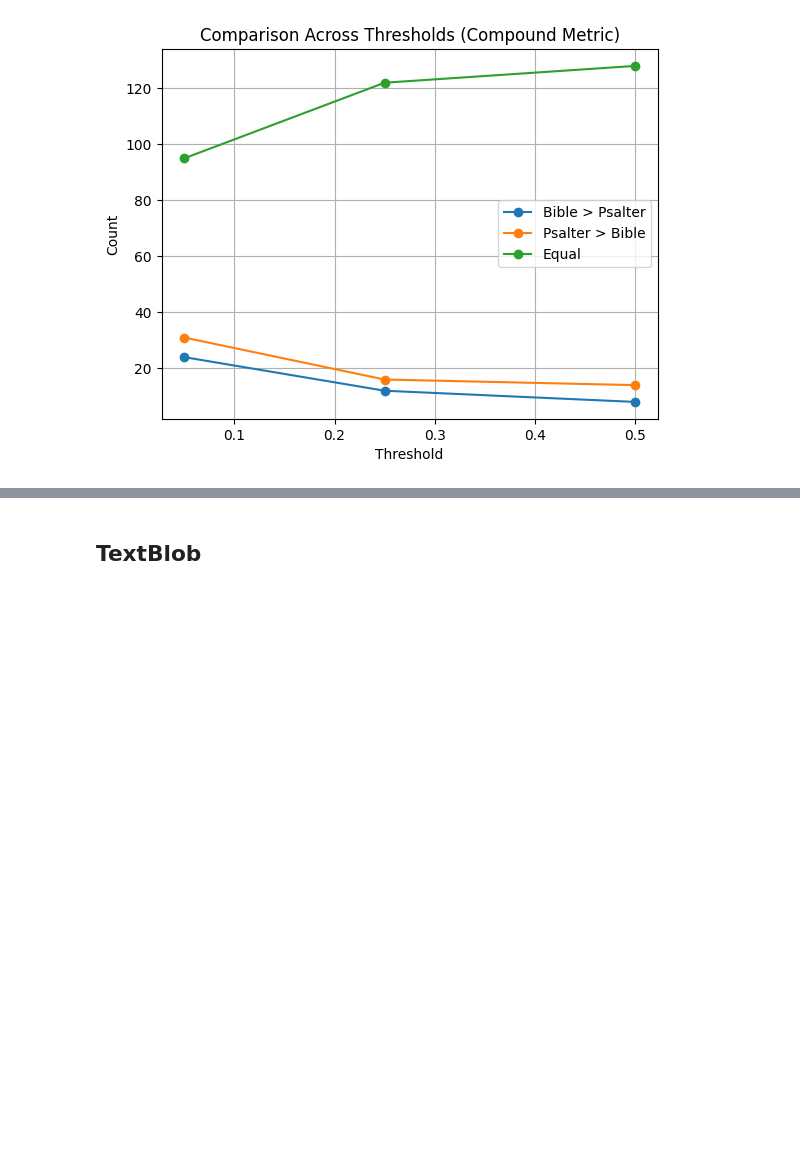
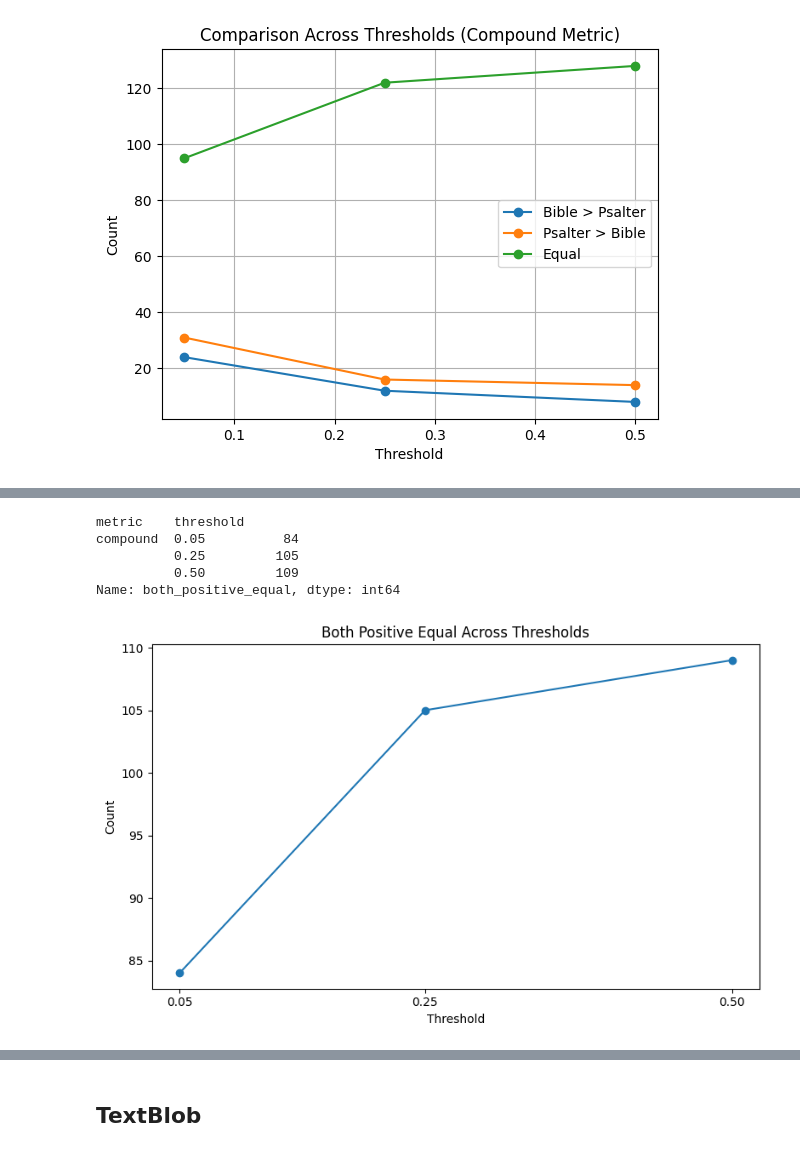
Before and after one commit to cwc09262/psalms-text-comparison, a Jupyter notebook: sentiment_analysis.ipynb, the cells around one changed output, grey strips where cells are left out. Drawn from its saved outputs; the diff is of its cells as text; code cells hidden in the pictures; blank space fills up the shorter version.

Commit message:
started new graphing of the vader scores to get a better sences of difrferences

```diff
--- a/sentiment_analysis.ipynb
+++ b/sentiment_analysis.ipynb
@@ -476,0 +537,3 @@ plt.show()
+# %%
+result = compare_measurement_thresh("compound", 0.05)
+compare_df = pd.DataFrame([result])
@@ -476,0 +545,10 @@ plt.show()
+# %%
+result = compare_measurement_thresh("compound", 0.25)
+compare_df = pd.concat([compare_df, pd.DataFrame([result])], ignore_index=True)
+# %%
+result = compare_measurement_thresh("compound", 0.5)
+compare_df = pd.concat([compare_df, pd.DataFrame([result])], ignore_index=True)
+# %%
+new_comp_df = compare_df.set_index(['metric', 'threshold']).T
+
+new_comp_df
@@ -476,0 +568,26 @@ plt.show()
+# %%
+new_comp_df.loc["both_positive_equal"]
+# %% [output]
+metric    threshold
+compound  0.05          84
+          0.25         105
+          0.50         109
+Name: both_positive_equal, dtype: int64
+# %%
+import matplotlib.pyplot as plt
+
+row = new_comp_df.loc["both_positive_equal"]
+
+x = row.index.get_level_values("threshold")
+y = row.values
+
+plt.figure(figsize=(8, 5))
+plt.plot(x, y, marker="o")
+plt.xticks(x)
+plt.xlabel("Threshold")
+plt.ylabel("Count")
+plt.title("Both Positive Equal Across Thresholds")
+plt.tight_layout()
+plt.show()
+# %% [output]
+[figure, added]
```
Also changed, not shown: parts of 12 cells of this notebook.
